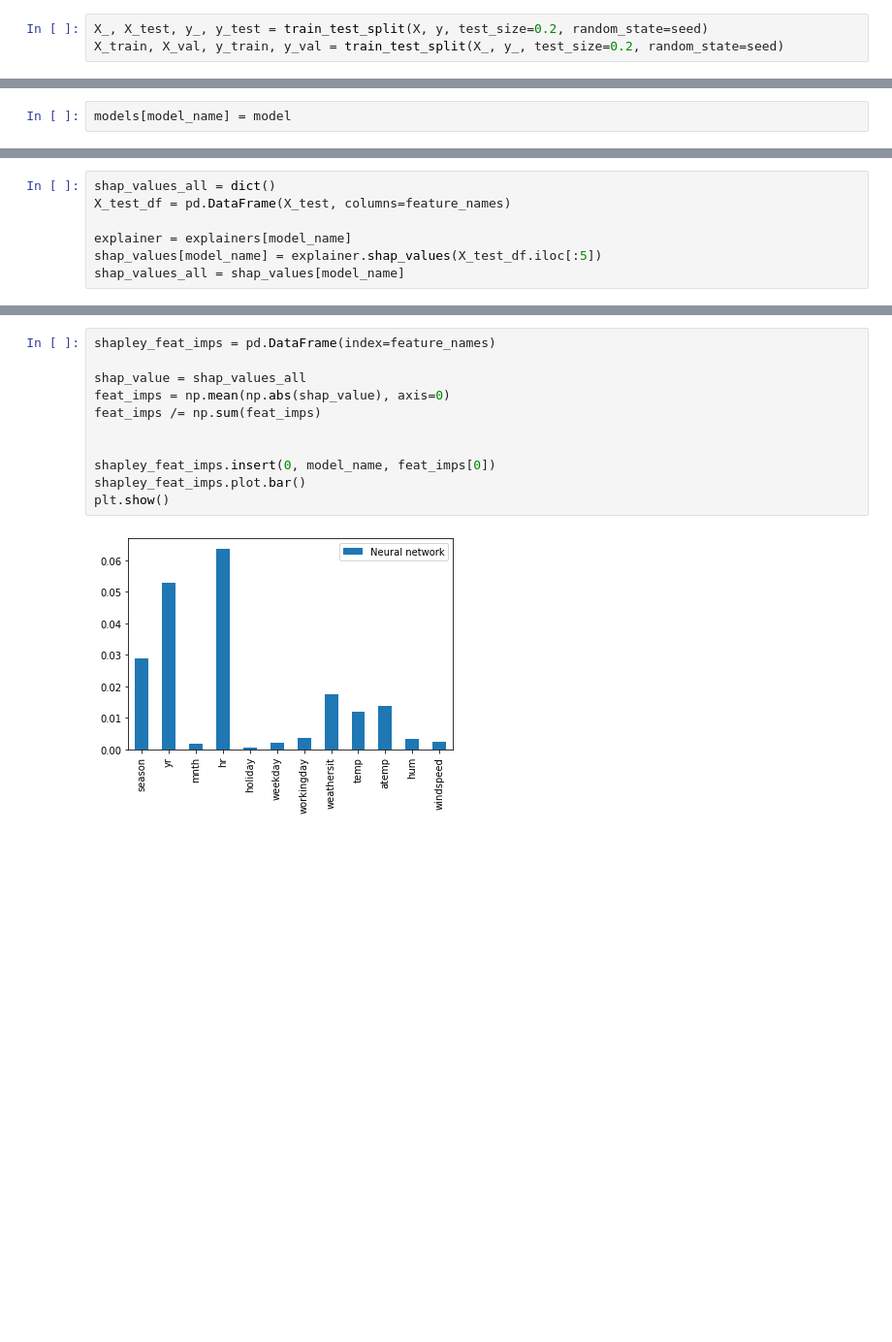
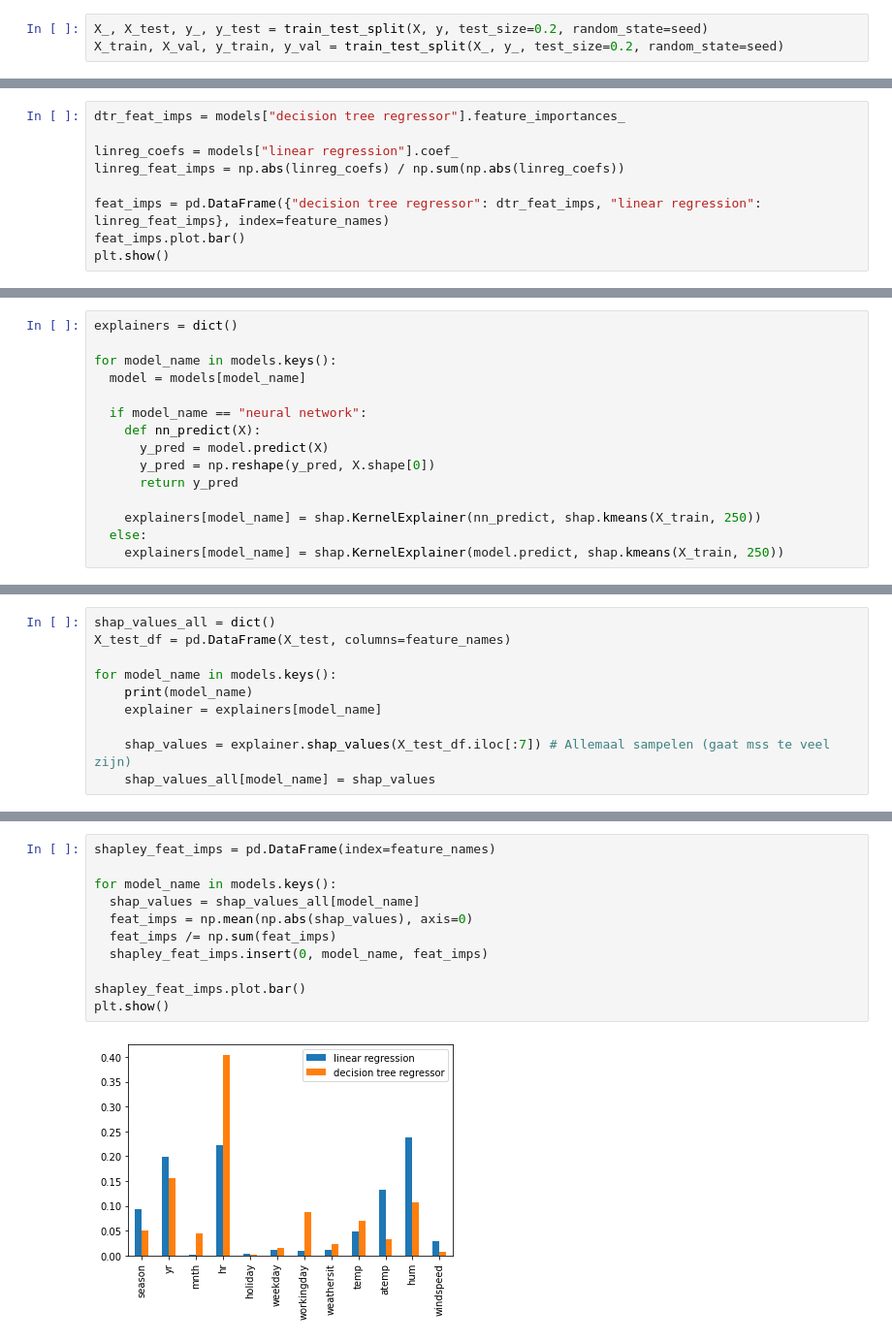
Before and after one commit to GertjanDS/MachineLearning, a Jupyter notebook: regression_bikes.ipynb, the cells around one changed output, grey strips where cells are left out. Shown at 97% size. Cells and saved outputs as stored; diff of their text form; blank space fills up the shorter version.

```diff
--- a/regression_bikes.ipynb
+++ b/regression_bikes.ipynb
@@ -389,2 +146,0 @@ R-squared score (Neural network) : 0.6739779275567881
-# %%
-models[model_name] = model
@@ -423,0 +149,9 @@ Using 300 background data samples could cause slower run times. Consider using s
+# %%
+dtr_feat_imps = models["decision tree regressor"].feature_importances_
+
+linreg_coefs = models["linear regression"].coef_
+linreg_feat_imps = np.abs(linreg_coefs) / np.sum(np.abs(linreg_coefs))
+
+feat_imps = pd.DataFrame({"decision tree regressor": dtr_feat_imps, "linear regression": linreg_feat_imps}, index=feature_names)
+feat_imps.plot.bar()
+plt.show()
@@ -423,0 +187,15 @@ Using 300 background data samples could cause slower run times. Consider using s
+# %%
+explainers = dict()
+
+for model_name in models.keys():
+  model = models[model_name]
+
+  if model_name == "neural network":
+    def nn_predict(X):
+      y_pred = model.predict(X)
+      y_pred = np.reshape(y_pred, X.shape[0])
+      return y_pred
+
+    explainers[model_name] = shap.KernelExplainer(nn_predict, shap.kmeans(X_train, 250))
+  else:
+    explainers[model_name] = shap.KernelExplainer(model.predict, shap.kmeans(X_train, 250))
@@ -425,6 +226,9 @@ Using 300 background data samples could cause slower run times. Consider using s
 shap_values_all = dict()
 X_test_df = pd.DataFrame(X_test, columns=feature_names)
 
-explainer = explainers[model_name]
-shap_values[model_name] = explainer.shap_values(X_test_df.iloc[:5])
-shap_values_all = shap_values[model_name]
+for model_name in models.keys():
+    print(model_name)
+    explainer = explainers[model_name]
+
+    shap_values = explainer.shap_values(X_test_df.iloc[:7]) # Allemaal sampelen (gaat mss te veel zijn)
+    shap_values_all[model_name] = shap_values
@@ -431,13 +238,13 @@ shap_values_all = shap_values[model_name]
 # %%
 shapley_feat_imps = pd.DataFrame(index=feature_names)
 
-shap_value = shap_values_all
-feat_imps = np.mean(np.abs(shap_value), axis=0)
-feat_imps /= np.sum(feat_imps)
+for model_name in models.keys():
+  shap_values = shap_values_all[model_name]
+  feat_imps = np.mean(np.abs(shap_values), axis=0)
+  feat_imps /= np.sum(feat_imps)
+  shapley_feat_imps.insert(0, model_name, feat_imps)
 
-
-shapley_feat_imps.insert(0, model_name, feat_imps[0])
 shapley_feat_imps.plot.bar()
 plt.show()
 # %% [output]
-[figure, old version]
+[figure, new version]
```
Also changed, not shown: parts of 59 cells of this notebook, 5 other files.
